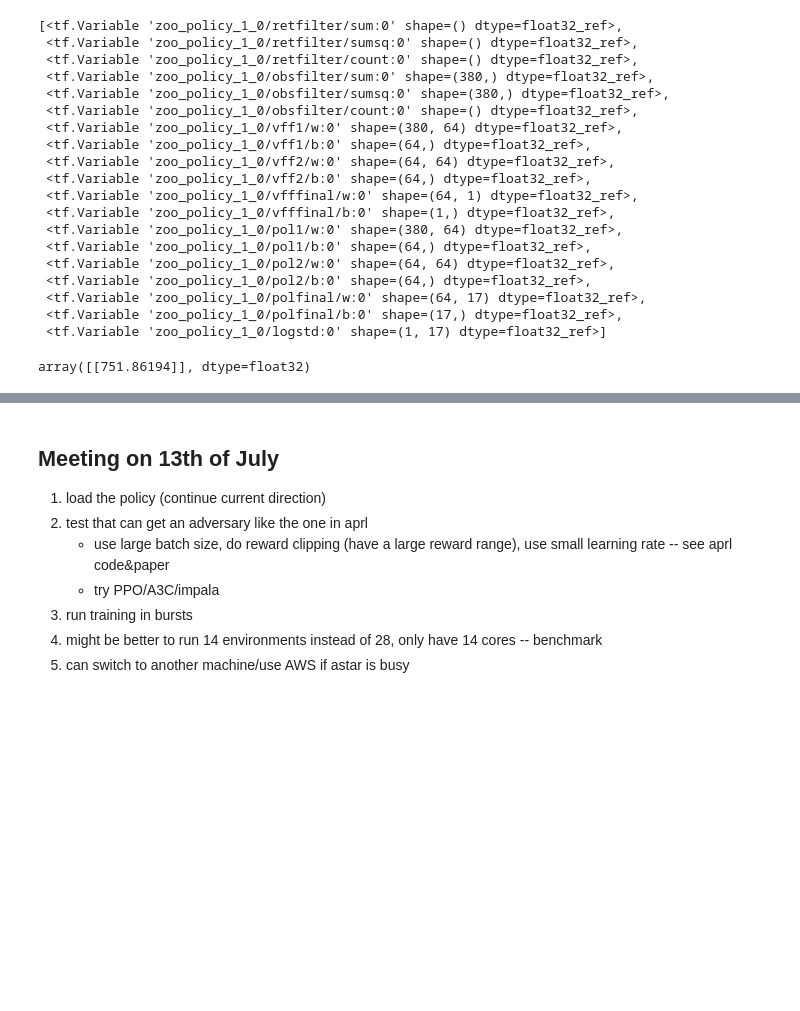
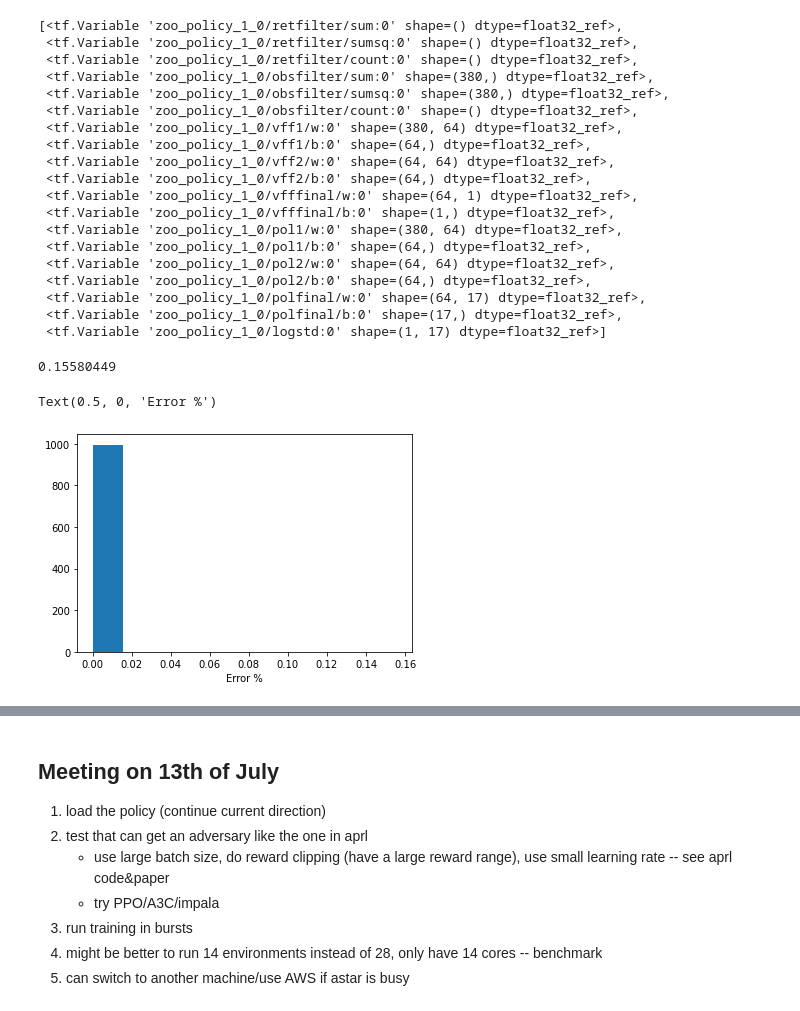
Before and after one commit to HumanCompatibleAI/better-adversarial-defenses, a Jupyter notebook: mujoco.ipynb, the cells around one changed output, grey strips where cells are left out. Saved outputs shown, nothing was run; the diff lists cells and outputs as text; code cells hidden in the pictures; blank space fills up the shorter version.

Commit message:
Make values match new<->old; Implement more complex architecture for policy than needed

```diff
--- a/mujoco.ipynb
+++ b/mujoco.ipynb
@@ -305,15 +353,8 @@ value_mean, value_std = mlp_policy.sess.run([mlp_policy.ret_rms.mean, mlp_policy
 # %%
-model_policy = keras.Sequential([
-    ObservationPreprocessingLayer(obs_mean, obs_std, 5),
-    keras.layers.Dense(64, input_shape=(380,), activation='tanh', use_bias=True),
-    keras.layers.Dense(64, activation='tanh', use_bias=True),
-    keras.layers.Dense(17, activation=None, use_bias=True),
-])
-
 model_value = keras.Sequential([
     ObservationPreprocessingLayer(obs_mean, obs_std, 5),
-    keras.layers.Dense(64, input_shape=(380,), activation='tanh', use_bias=True),
-    keras.layers.Dense(64, activation='tanh', use_bias=True),
-    keras.layers.Dense(1, activation=None, use_bias=True),
+    keras.layers.Dense(64, input_shape=(380,), activation='tanh', use_bias=True, name='h1'),
+    keras.layers.Dense(64, activation='tanh', use_bias=True, name='h2'),
+    keras.layers.Dense(1, activation=None, use_bias=True, name='value'),
     ValuePostprocessingLayer(value_mean, value_std)
 ])
@@ -391,4 +428,16 @@ def get_variable_val(variables, net_name, layer_name, part, sess):
-# %%
-model_value.predict(np.zeros([1, 380], dtype=np.float32))
-# %% [output]
-array([[751.86194]], dtype=float32)
+# %%
+obs_dim = env.observation_space[0].shape[0]
+n_test_obs = 1000
+obs = np.random.randn(n_test_obs, obs_dim)
+obs = np.multiply(np.arange(1, n_test_obs + 1)[:, np.newaxis], obs)
+# %%
+value_new = model_value.predict(obs)
+value_old = np.array([mlp_policy.value(np.array([o])) for o in obs])
+delta = 100 * np.abs(value_new - value_old) / (1e-10 + np.abs(value_old))
+print(np.max(delta))
+plt.hist(delta)
+plt.xlabel('Error %')
+# %% [output]
+0.15580449
+Text(0.5, 0, 'Error %')
+[figure, added]
```
Also changed, not shown: parts of 17 cells of this notebook.
